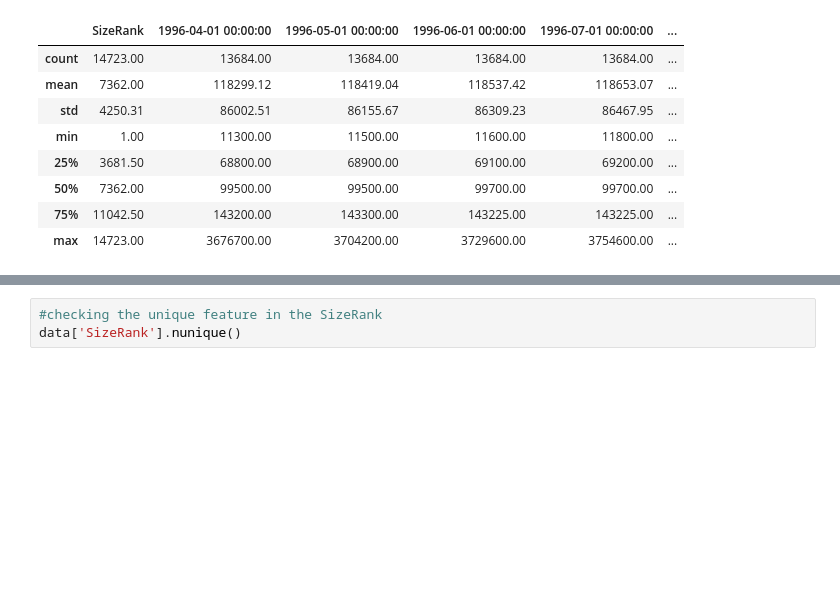
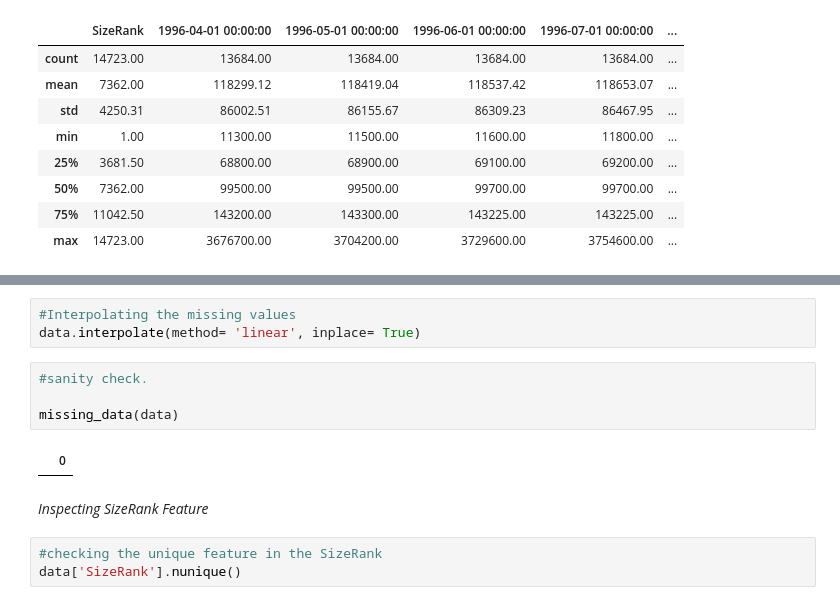
Before and after one commit to KennedyOwinoJnr/Time-Series-Analysis-Housing-Value, a Jupyter notebook: notebook.ipynb, the cells around one changed output, grey strips where cells are left out. Saved outputs shown, nothing was run; the diff lists cells and outputs as text; blank space fills up the shorter version.

```diff
--- a/notebook.ipynb
+++ b/notebook.ipynb
@@ -199,3 +206,14 @@ data.loc[pd.isna(data[pd.Timestamp('1996-04-01 00:00:00')])].sample(10)
+# %%
+#Interpolating the missing values
+data.interpolate(method= 'linear', inplace= True)
+# %%
+#sanity check.
+
+missing_data(data)
+# %% [output]
+|  | 0 |
+# %% [markdown]
+*Inspecting SizeRank Feature*
 # %%
 #checking the unique feature in the SizeRank
 data['SizeRank'].nunique()
```
Also changed, not shown: parts of 14 cells of this notebook, 1 other file.
